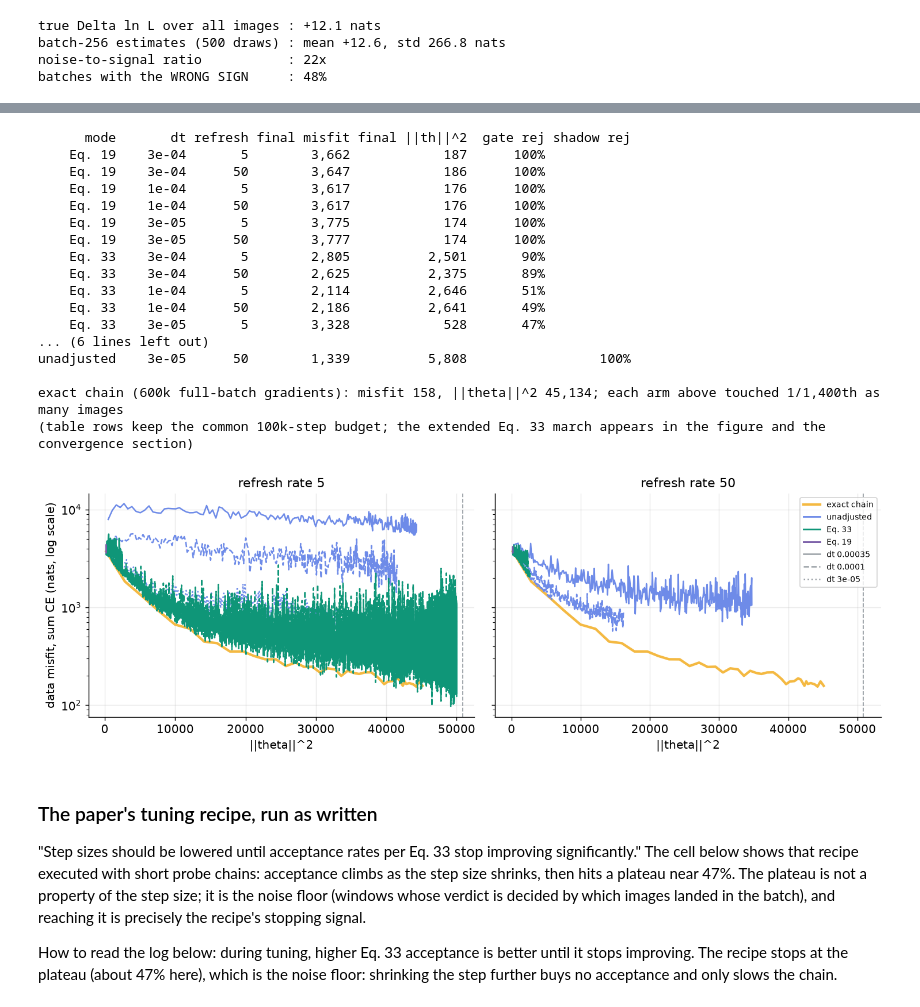
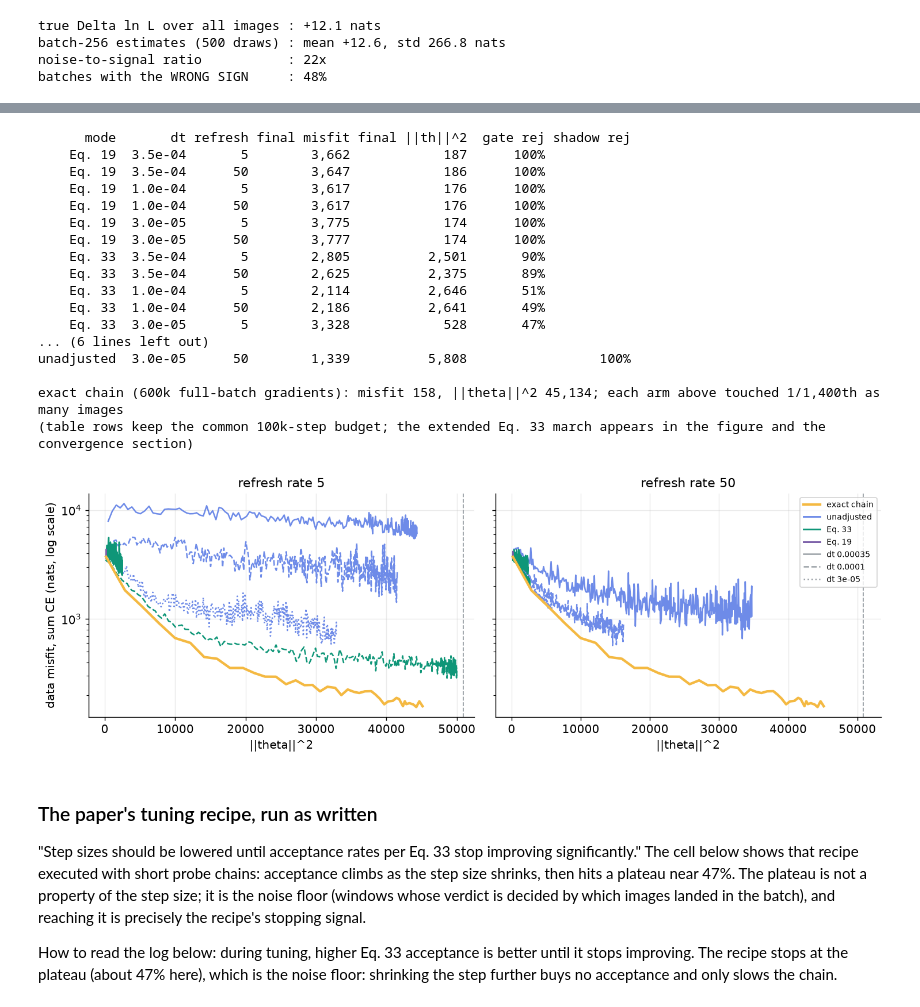
Before and after one commit to YasirAlsugair/ray-tracing-sampler-experiments, a Jupyter notebook: exp6_mnist_posterior.ipynb, the cells around one changed output, grey strips where cells are left out. Saved outputs shown, nothing was run; the diff lists cells and outputs as text; code cells hidden in the pictures.

```diff
--- a/exp6_mnist_posterior.ipynb
+++ b/exp6_mnist_posterior.ipynb
@@ -1004,7 +1033,7 @@ if "converged_probabilities" in dir():
     reliability_methods = [
         ("point estimate", point_probabilities, GREY),
         ("deep ensemble", ensemble_members.mean(axis=0), BLUE),
-        ("MC dropout", dropout_members.mean(axis=0), "#7A5EA8"),
+        ("MC dropout", dropout_members.mean(axis=0), "#0F9678"),
         ("RT converged chain", converged_probabilities.mean(axis=0), RT),
     ]
     bin_edges = np.linspace(0.1, 1.0, 10)
@@ -1053,8 +1082,8 @@ if "converged_probabilities" in dir():
                  ls="--", lw=1, label="point estimate")
     axis.set_xscale("log")
     axis.set_xlabel("number of members averaged")
-    axis.set_ylabel("test NLL")
-    axis.set_title("What each additional member buys")
+    axis.set_ylabel("test NLL (nats)")
+    axis.set_title("Test NLL vs number of members averaged")
     axis.legend(fontsize=8)
     plt.tight_layout()
     plt.show()
@@ -1125,7 +1154,8 @@ if fake_results_file.exists():
     axis.set_xticklabels(fake_sets)
     axis.set_ylabel("% of fake images flagged as uncertain")
     axis.set_title("Fake-image detection at the shared threshold")
-    axis.legend(fontsize=8, loc="lower right")
+    axis.legend(fontsize=8, ncol=5, loc="upper center",
+                bbox_to_anchor=(0.5, -0.12), frameon=False)
     plt.tight_layout()
     plt.show()
 else:
@@ -1160,11 +1190,11 @@ if chains:
         axis.hist(np.clip(ensemble_spread, bins[0], None), bins=bins, alpha=0.6,
                   color=BLUE, label="deep ensemble")
         axis.hist(np.clip(chain_spread, bins[0], None), bins=bins, alpha=0.6,
-                  color=RT, label="RT posterior")
+                  color=RT, label="RT exact chain (final quarter, in transit)")
         axis.set_xscale("log")
         axis.set_yscale("log")  # the zero-spread bar dwarfs everything else
         axis.set_title(f"{name.upper()}: per-image spread (max-class std)")
-        axis.set_xlabel("std across members")
+        axis.set_xlabel("std across members (spread 0 clipped into first bin)")
         axis.set_ylabel("test images")
         axis.legend()
     plt.tight_layout()
@@ -1273,7 +1305,7 @@ print(f"{'mode':>10s} {'dt':>8s} {'refresh':>7s} {'final misfit':>12s} "
 for arm in sorted(arms, key=lambda a: (a["mode"], -a["step_size"], a["refresh"])):
     gate = f"{arm['gate_rejection']:.0%}" if "gate_rejection" in arm else ""
     shadow = f"{arm['shadow_rejection']:.0%}" if "shadow_rejection" in arm else ""
-    print(f"{arm['mode']:>10s} {arm['step_size']:8.0e} {arm['refresh']:7.0f} "
+    print(f"{arm['mode']:>10s} {arm['step_size']:8.1e} {arm['refresh']:7.0f} "
           f"{arm['misfit'][-1]:12,.0f} {arm['norm'][-1]:14,.0f} "
           f"{gate:>9s} {shadow:>10s}")
 print(f"\nexact chain (600k full-batch gradients): misfit 158, "
@@ -1283,51 +1315,59 @@ if any("extended_norm" in arm for arm in arms):
           "Eq. 33 march appears in the figure and the convergence section)")
 # %% [output]
       mode       dt refresh final misfit final ||th||^2  gate rej shadow rej
-    Eq. 19    3e-04       5        3,662            187      100%
-    Eq. 19    3e-04      50        3,647            186      100%
-    Eq. 19    1e-04       5        3,617            176      100%
-    Eq. 19    1e-04      50        3,617            176      100%
-    Eq. 19    3e-05       5        3,775            174      100%
-    Eq. 19    3e-05      50        3,777            174      100%
-    Eq. 33    3e-04       5        2,805          2,501       90%
-    Eq. 33    3e-04      50        2,625          2,375       89%
-    Eq. 33    1e-04       5        2,114          2,646       51%
-    Eq. 33    1e-04      50        2,186          2,641       49%
-    Eq. 33    3e-05       5        3,328            528       47%
+    Eq. 19  3.5e-04       5        3,662            187      100%
+    Eq. 19  3.5e-04      50        3,647            186      100%
+    Eq. 19  1.0e-04       5        3,617            176      100%
+    Eq. 19  1.0e-04      50        3,617            176      100%
+    Eq. 19  3.0e-05       5        3,775            174      100%
+    Eq. 19  3.0e-05      50        3,777            174      100%
+    Eq. 33  3.5e-04       5        2,805          2,501       90%
+    Eq. 33  3.5e-04      50        2,625          2,375       89%
+    Eq. 33  1.0e-04       5        2,114          2,646       51%
+    Eq. 33  1.0e-04      50        2,186          2,641       49%
+    Eq. 33  3.0e-05       5        3,328            528       47%
 ... (6 lines left out)
-unadjusted    3e-05      50        1,339          5,808                 100%
+unadjusted  3.0e-05      50        1,339          5,808                 100%
 
 exact chain (600k full-batch gradients): misfit 158, ||theta||^2 45,134; each arm above touched 1/1,400th as many images
 (table rows keep the common 100k-step budget; the extended Eq. 33 march appears in the figure and the convergence section)
 # %%
 figure, axes = plt.subplots(1, 2, figsize=(11.5, 4.0), sharey=True)
 mode_colors = {"unadjusted": BLUE, "Eq. 33": "#0F9678", "Eq. 19": "#7A5EA8"}
 dt_styles = {3.5e-4: "-", 1e-4: "--", 3e-5: ":"}
+def march_median(x, y, bins=400):
+    edges = np.linspace(0, len(y), bins + 1).astype(int)
+    pairs = [(a, b) for a, b in zip(edges[:-1], edges[1:]) if b > a]
+    return (np.array([np.median(x[a:b]) for a, b in pairs]),
+            np.array([np.median(y[a:b]) for a, b in pairs]))
+
 for axis, refresh in zip(axes, (5.0, 50.0)):
-    reference = axis.plot(gaussian_norms, gaussian_misfits, color=RT, lw=2.4,
-                          label="exact chain")
     for arm in arms:
         if arm["refresh"] != refresh:
             continue
-        axis.plot(arm.get("extended_norm", arm["norm"]),
-                  arm.get("extended_misfit", arm["misfit"]),
-                  color=mode_colors[arm["mode"]],
+        arm_norm = np.asarray(arm.get("extended_norm", arm["norm"]))
+        arm_misfit = np.asarray(arm.get("extended_misfit", arm["misfit"]))
+        if "extended_norm" in arm:
+            arm_norm, arm_misfit = march_median(arm_norm, arm_misfit)
+        axis.plot(arm_norm, arm_misfit, color=mode_colors[arm["mode"]],
                   ls=dt_styles[arm["step_size"]], lw=1.4)
+    axis.plot(gaussian_norms, gaussian_misfits, color=RT, lw=2.4,
+              label="exact chain")
     axis.axvline(50890, color=GREY, ls="--", lw=1)
     axis.set_xlabel("||theta||^2")
     axis.set_yscale("log")
     axis.set_title(f"refresh rate {refresh:.0f}")
 axes[0].set_ylabel("data misfit, sum CE (nats, log scale)")
 handles = [plt.Line2D([], [], color=RT, lw=2.4, label="exact chain"),
            *[plt.Line2D([], [], color=c, lw=1.6, label=m)
              for m, c in mode_colors.items()],
            *[plt.Line2D([], [], color=GREY, ls=s, lw=1.4, label=f"dt {d:g}")
              for d, s in dt_styles.items()]]
 axes[1].legend(handles=handles, fontsize=8, loc="upper right")
 plt.tight_layout()
 plt.show()
 # %% [output]
-[figure, old version]
+[figure, new version]
 # %% [markdown]
 ### The paper's tuning recipe, run as written
 
```
Also changed, not shown: parts of 25 cells of this notebook, 11 other files.
